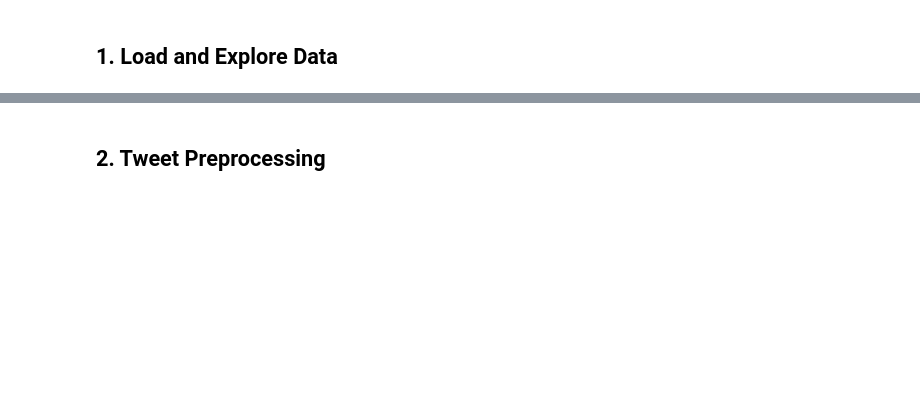
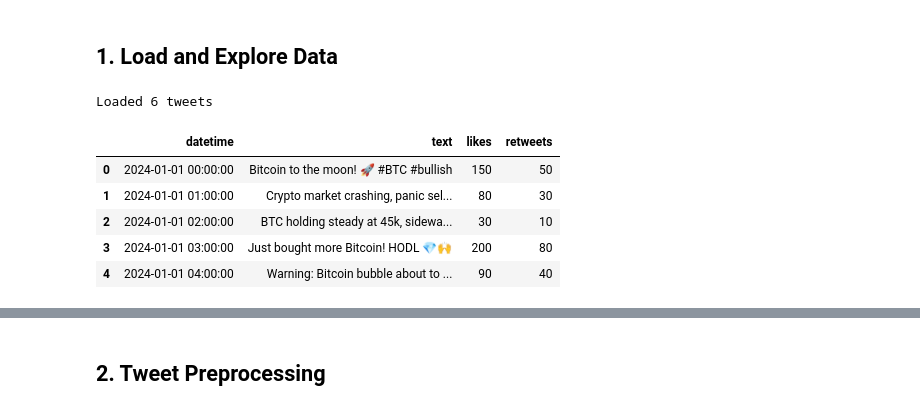
Before and after one commit to borisletic/bitcoin-multimodal-prediction, a Jupyter notebook: notebooks/01_sentiment_analysis_exploration.ipynb, the cells around one changed output, grey strips where cells are left out. Cells and saved outputs as stored; diff of their text form; code cells hidden in the pictures; blank space fills up the shorter version.

```diff
--- a/notebooks/01_sentiment_analysis_exploration.ipynb
+++ b/notebooks/01_sentiment_analysis_exploration.ipynb
@@ -29,26 +31,34 @@ print("✓ Imports successful")
 # %%
 # Load raw tweets (replace with your actual path)
 # tweets_df = pd.read_csv('../data/tweets_raw.csv')
 
 # For demonstration, create sample data
 sample_tweets = [
     "Bitcoin to the moon! 🚀 #BTC #bullish",
     "Crypto market crashing, panic selling everywhere 😱",
     "BTC holding steady at 45k, sideways movement",
     "Just bought more Bitcoin! HODL 💎🙌",
     "Warning: Bitcoin bubble about to burst!",
     "Neutral update: BTC volume increasing slightly"
 ]
 
 tweets_df = pd.DataFrame({
-    'datetime': pd.date_range('2024-01-01', periods=6, freq='H'),
+    'datetime': pd.date_range('2024-01-01', periods=6, freq='h'),
     'text': sample_tweets,
     'likes': [150, 80, 30, 200, 90, 20],
     'retweets': [50, 30, 10, 80, 40, 5]
 })
 
 print(f"Loaded {len(tweets_df)} tweets")
 tweets_df.head()
+# %% [output]
+Loaded 6 tweets
+|  | datetime | text | likes | retweets |
+| 0 | 2024-01-01 00:00:00 | Bitcoin to the moon! 🚀 #BTC #bullish | 150 | 50 |
+| 1 | 2024-01-01 01:00:00 | Crypto market crashing, panic sel... | 80 | 30 |
+| 2 | 2024-01-01 02:00:00 | BTC holding steady at 45k, sidewa... | 30 | 10 |
+| 3 | 2024-01-01 03:00:00 | Just bought more Bitcoin! HODL 💎🙌 | 200 | 80 |
+| 4 | 2024-01-01 04:00:00 | Warning: Bitcoin bubble about to ... | 90 | 40 |
 # %%
 # Basic statistics
 print("Tweet Statistics:")
```
Also changed, not shown: parts of 10 cells of this notebook.
